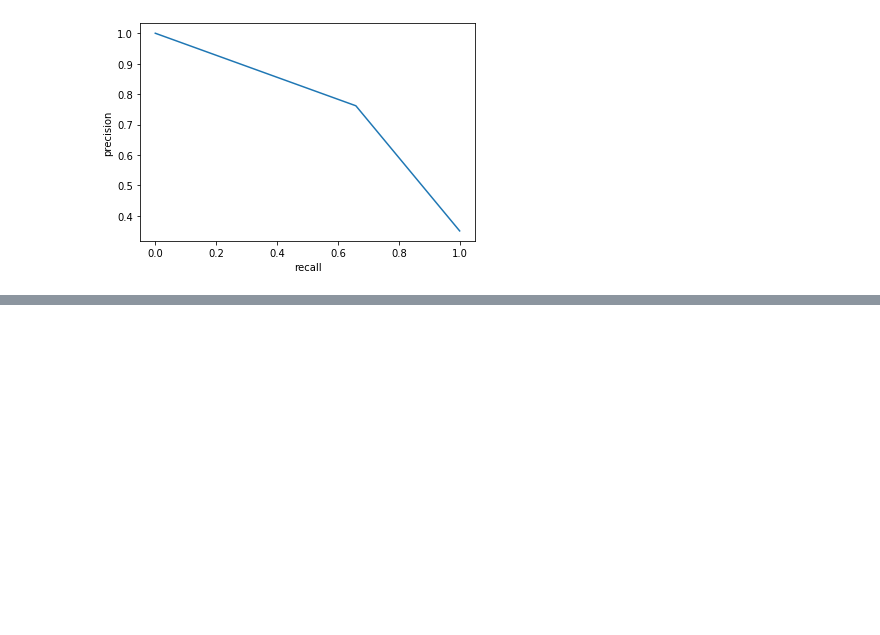
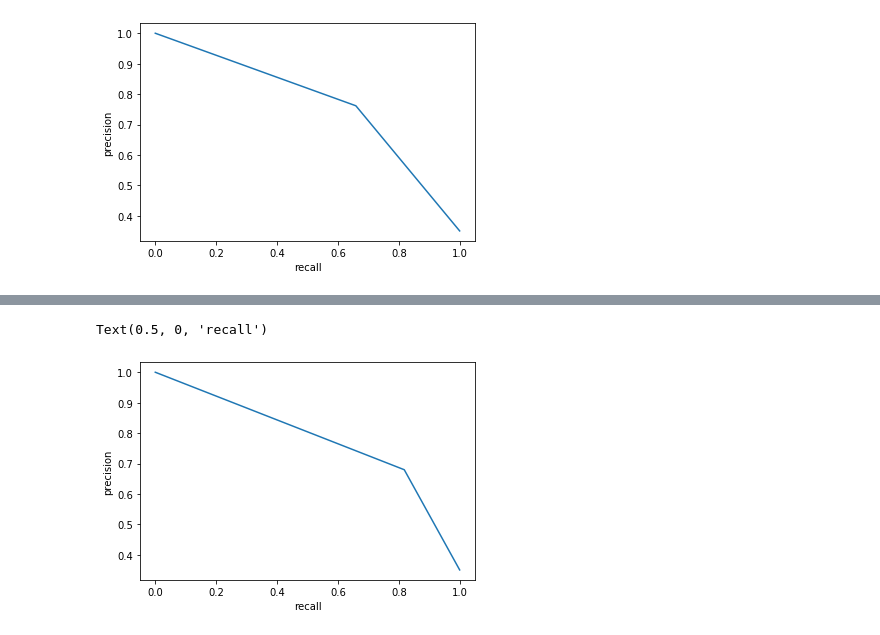
Before and after one commit to mzhou356/bike-sharing-regression, a Jupyter notebook: biking_logistic_regression.ipynb, the cells around one changed output, grey strips where cells are left out. Cells and saved outputs as stored; diff of their text form; code cells hidden in the pictures; blank space fills up the shorter version.

```diff
--- a/biking_logistic_regression.ipynb
+++ b/biking_logistic_regression.ipynb
@@ -314,0 +340,11 @@ Text(0.5, 0, 'recall')
+# %%
+t = 0.36
+y_pred = np.int64(clf.predict_proba(X_test)[:,1]>t)
+# %%
+precision, recall, thresholds = precision_recall_curve(y_test,y_pred)
+plt.plot(recall, precision, label='precision recall curve')
+plt.ylabel('precision')
+plt.xlabel('recall')
+# %% [output]
+Text(0.5, 0, 'recall')
+[figure, added]
```
Also changed, not shown: parts of 13 cells of this notebook.
